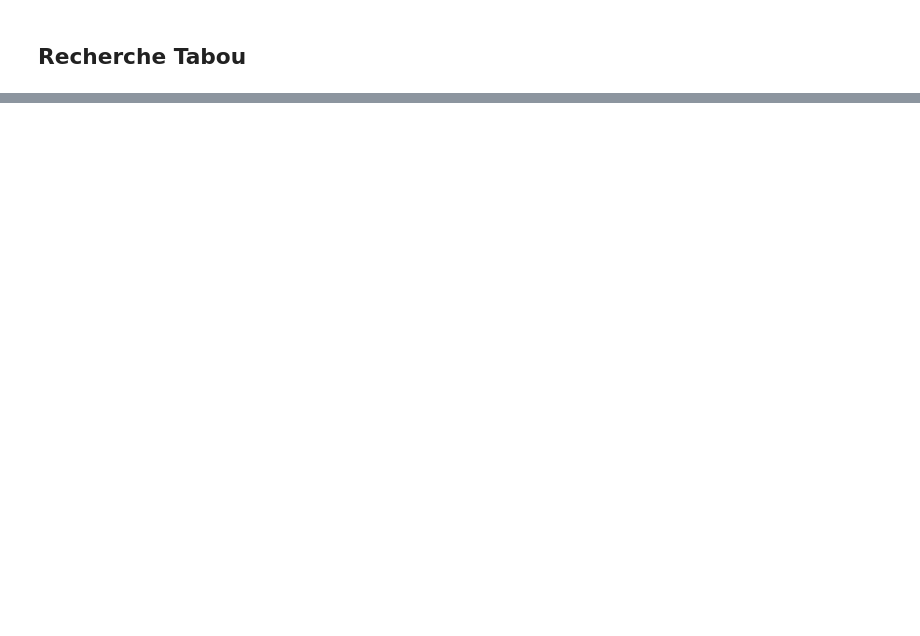
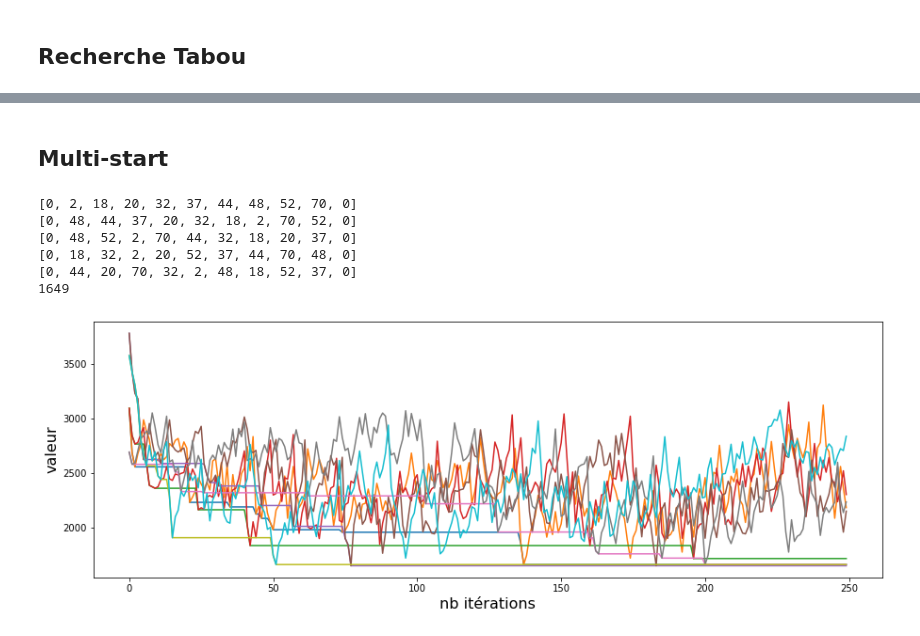
Before and after one commit to nilitz/Jupyter, a Jupyter notebook: projet/generation.ipynb, the cells around one changed output, grey strips where cells are left out. Cells and saved outputs as stored; diff of their text form; code cells hidden in the pictures; blank space fills up the shorter version.

```diff
--- a/projet/generation.ipynb
+++ b/projet/generation.ipynb
@@ -192,0 +191,40 @@ res = plt.plot(range(50), ba)
+# %% [markdown]
+## Multi-start
+# %%
+n = 5
+test_circuit = [0,2,18,20,32,37,44,48,52,70,0]
+shuffled = test_circuit[1:-1]
+
+it = 250
+
+plt.figure(figsize=(15,5))
+best = -1
+
+
+actual_roads = import_roads(test_circuit)
+
+for i in range(0, n):
+
+    shuffled_circuit = shuffled.copy()
+    shuffled_circuit.append(0)
+    shuffled_circuit.insert(0, 0)
+    print(shuffled_circuit)
+    bc, bt, ba= tabu_search(shuffled_circuit, 100, it, actual_roads)
+    actual_score = circuit_score(bc, actual_roads)
+    if best == -1 or actual_score < best:
+        best = actual_score
+    plt.xlabel("nb itérations", fontsize=16)
+    plt.ylabel("valeur", fontsize=16)
+    res = plt.plot(range(it), bt)
+    res = plt.plot(range(it), ba)
+
+    random.shuffle(shuffled)
+print(best)
+# %% [output]
+[0, 2, 18, 20, 32, 37, 44, 48, 52, 70, 0]
+[0, 48, 44, 37, 20, 32, 18, 2, 70, 52, 0]
+[0, 48, 52, 2, 70, 44, 32, 18, 20, 37, 0]
+[0, 18, 32, 2, 20, 52, 37, 44, 70, 48, 0]
+[0, 44, 20, 70, 32, 2, 48, 18, 52, 37, 0]
+1649
+[figure, added]
```
Also changed, not shown: parts of 3 cells of this notebook.
